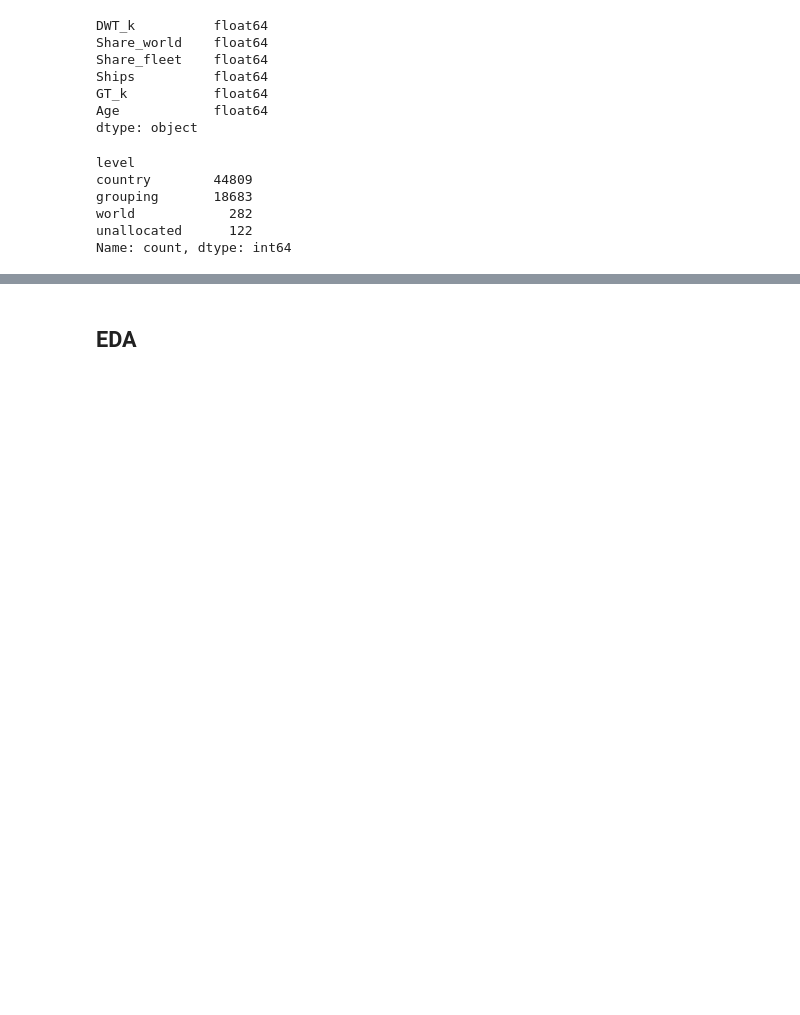
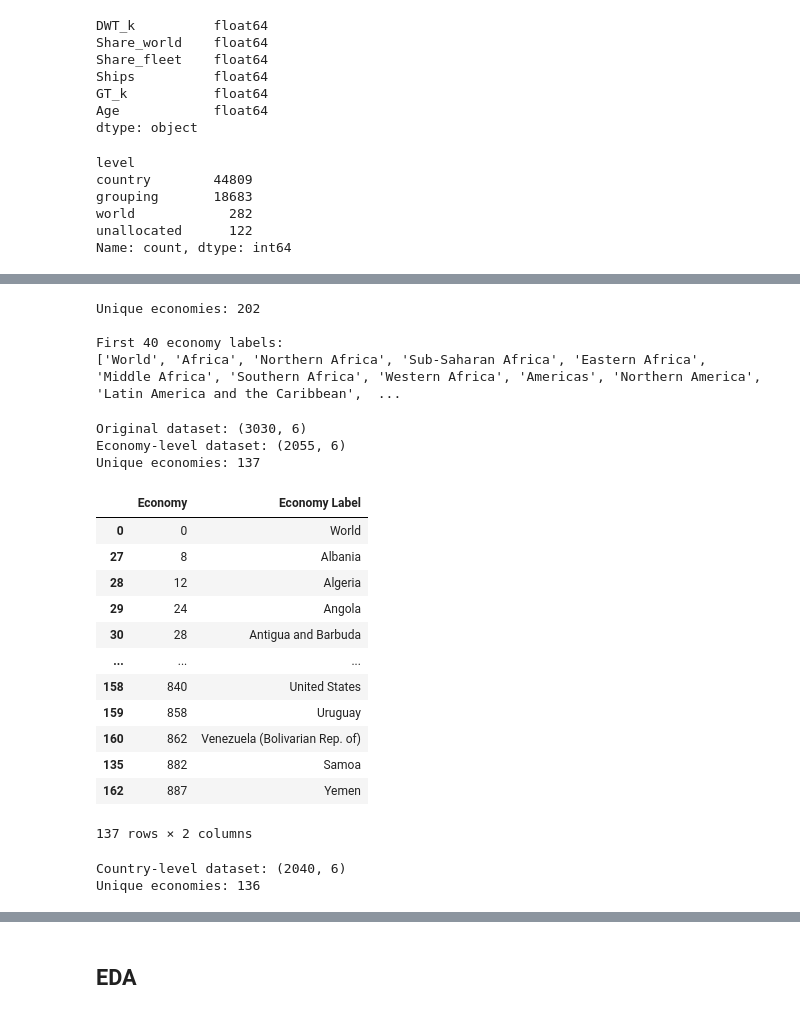
Before and after one commit to Global-Maritime-Trade-intelligence/Global-Maritime-Trade-Intelligence, a Jupyter notebook: Capstone.ipynb, the cells around one changed output, grey strips where cells are left out. Drawn from its saved outputs; the diff is of its cells as text; code cells hidden in the pictures; blank space fills up the shorter version.

```diff
--- a/Capstone.ipynb
+++ b/Capstone.ipynb
@@ -957,0 +1316,47 @@ Name: count, dtype: int64
+# %%
+# economy structure
+print("Unique economies:", teu["Economy"].nunique())
+
+print("\nFirst 40 economy labels:")
+print(teu["Economy Label"].drop_duplicates().head(40).to_list())
+# %% [output]
+Unique economies: 202
+
+First 40 economy labels:
+['World', 'Africa', 'Northern Africa', 'Sub-Saharan Africa', 'Eastern Africa', 'Middle Africa', 'Southern Africa', 'Western Africa', 'Americas', 'Northern America', 'Latin America and the Caribbean',  ...
+# %%
+# create separate country/economy-level dataset
+teu_economy = teu[teu["Economy"] < 1000].copy()
+
+print("Original dataset:", teu.shape)
+print("Economy-level dataset:", teu_economy.shape)
+print("Unique economies:", teu_economy["Economy"].nunique())
+# %% [output]
+Original dataset: (3030, 6)
+Economy-level dataset: (2055, 6)
+Unique economies: 137
+# %%
+teu_economy[["Economy", "Economy Label"]].drop_duplicates().sort_values("Economy")
+# %% [output]
+|  | Economy | Economy Label |
+| 0 | 0 | World |
+| 27 | 8 | Albania |
+| 28 | 12 | Algeria |
+| 29 | 24 | Angola |
+| 30 | 28 | Antigua and Barbuda |
+| ... | ... | ... |
+| 158 | 840 | United States |
+| 159 | 858 | Uruguay |
+| 160 | 862 | Venezuela (Bolivarian Rep. of) |
+| 135 | 882 | Samoa |
+| 162 | 887 | Yemen |
+137 rows × 2 columns
+# %%
+# separate world aggregate from individual economies
+teu_country = teu_economy[teu_economy["Economy"] != 0].copy()
+
+print("Country-level dataset:", teu_country.shape)
+print("Unique economies:", teu_country["Economy"].nunique())
+# %% [output]
+Country-level dataset: (2040, 6)
+Unique economies: 136
```
Also changed, not shown: parts of 79 cells of this notebook, 9 other files.
